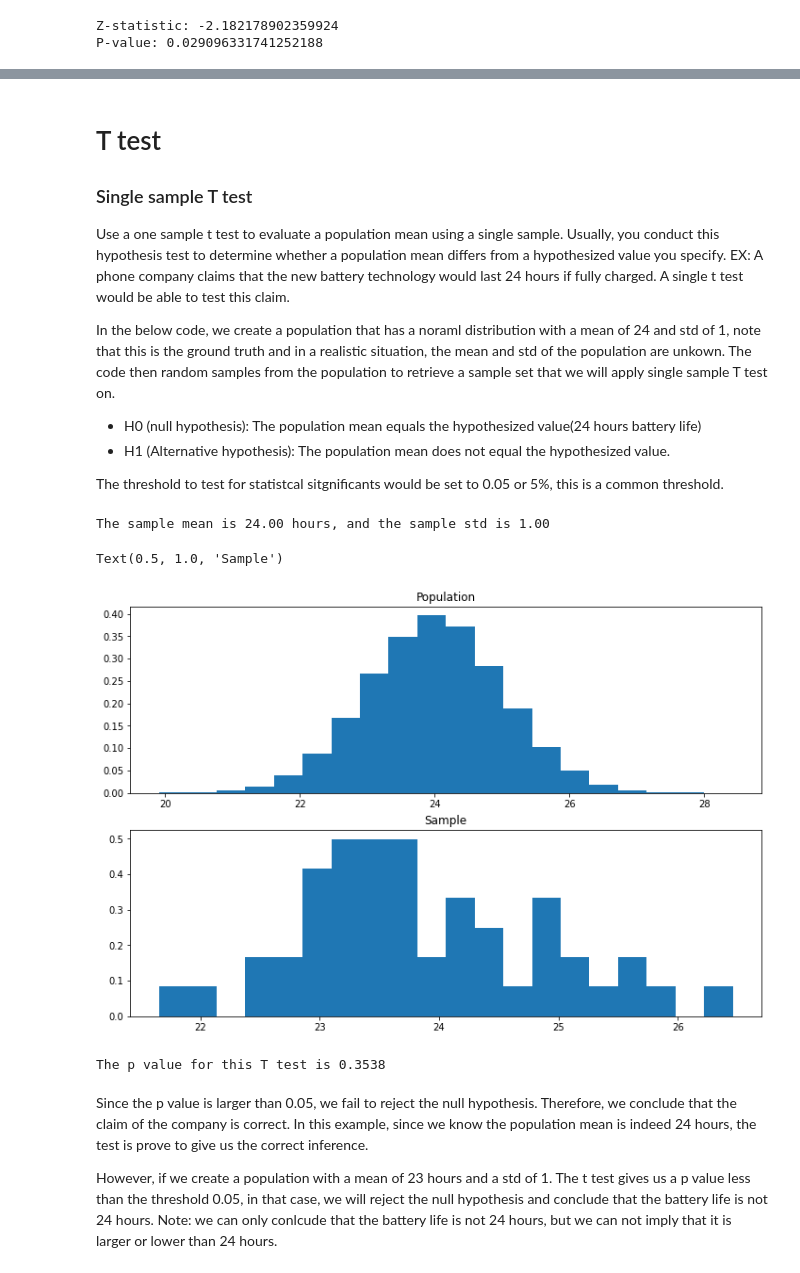
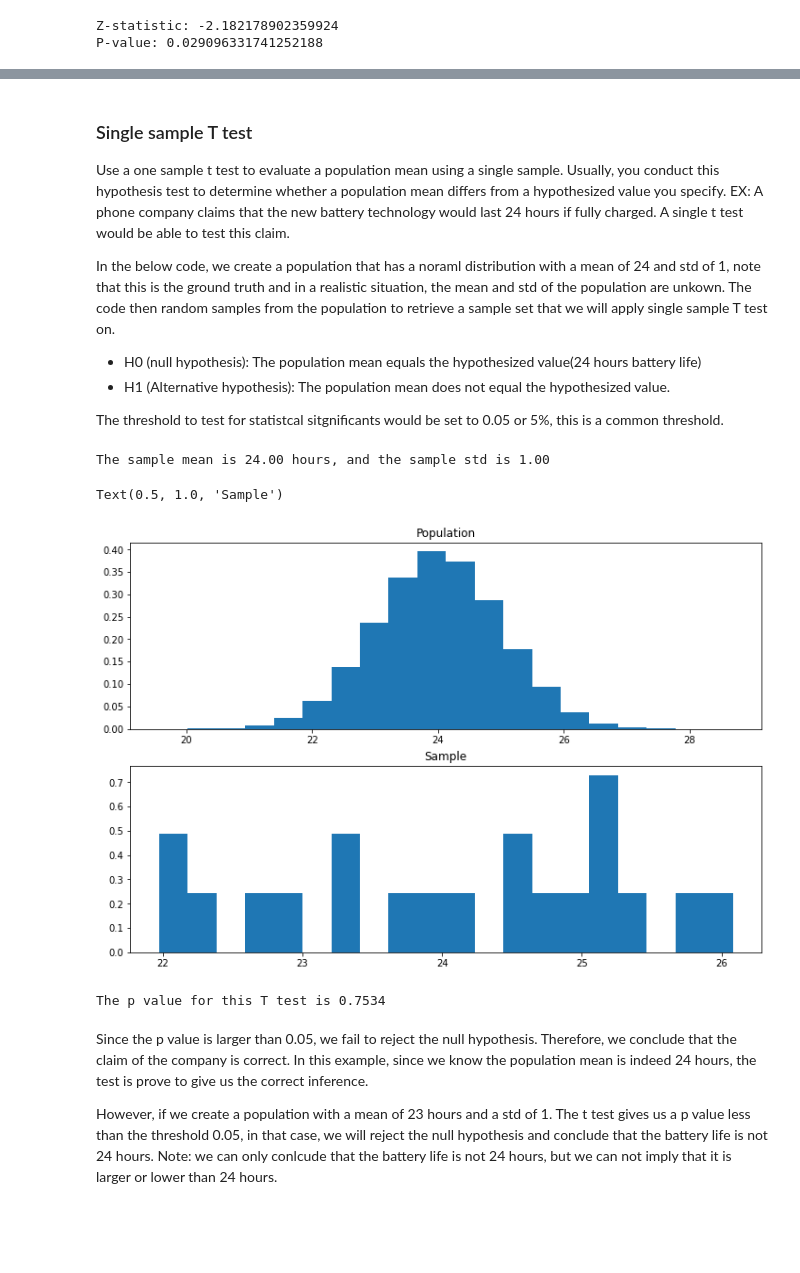
Before and after one commit to chris199713/Hypothesis_test, a Jupyter notebook: Hypothesis_testing.ipynb, the cells around one changed output, grey strips where cells are left out. Saved outputs shown, nothing was run; the diff lists cells and outputs as text; code cells hidden in the pictures; blank space fills up the shorter version.

```diff
--- a/Hypothesis_testing.ipynb
+++ b/Hypothesis_testing.ipynb
@@ -561,5 +574,4 @@ P-value: 0.029096331741252188
 # %% [markdown]
-# T test
 ### Single sample T test
 Use a one sample t test to evaluate a population mean using a single sample. Usually, you conduct this hypothesis test to determine whether a population mean differs from a hypothesized value you specify.
 EX: A phone company claims that the new battery technology would last 24 hours if fully charged.
@@ -573,25 +585,25 @@ The code then random samples from the population to retrieve a sample set that w
 The threshold to test for statistcal sitgnificants would be set to 0.05 or 5%, this is a common threshold.
 # %%
 population= stats.norm.rvs(loc=24, scale=1, size=150000)
-sample = np.random.choice(population,size = 50)
+sample = np.random.choice(population,size = 20)
 
 # print(f'The population mean is {population.mean():.2f}, and the population std is {population.std():.2f}')
 print(f'The sample mean is {population.mean():.2f} hours, and the sample std is {population.std():.2f}')
 
 fig,ax = plt.subplots(nrows = 2, ncols = 1,figsize = (12,8))
 ax[0].hist(population, density=True, bins=20)
 ax[0].set_title('Population')
 ax[1].hist(sample, density=True, bins=20)
 ax[1].set_title('Sample')
 # %% [output]
 The sample mean is 24.00 hours, and the sample std is 1.00
 Text(0.5, 1.0, 'Sample')
-[figure, old version]
+[figure, new version]
 # %%
 t_stat, p_value = stats.ttest_1samp(sample, popmean=24)
 print(f'The p value for this T test is {p_value:.4f}')
 # %% [output]
-The p value for this T test is 0.3538
+The p value for this T test is 0.7534
 # %% [markdown]
 Since the p value is larger than 0.05, we fail to reject the null hypothesis. Therefore, we conclude that the claim of the company is correct.
 In this example, since we know the population mean is indeed 24 hours, the test is prove to give us the correct inference.
```
Also changed, not shown: parts of 11 cells of this notebook.
